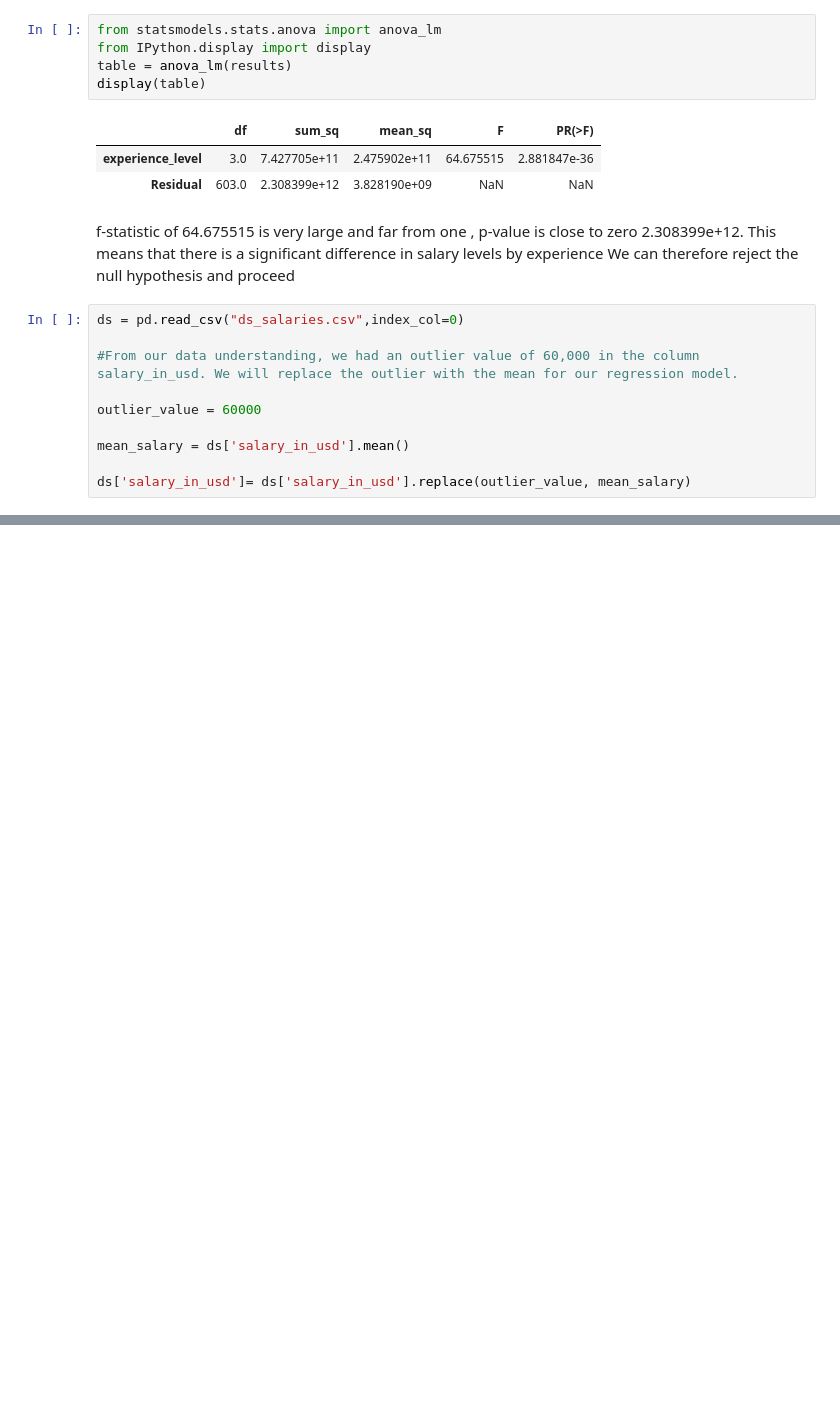
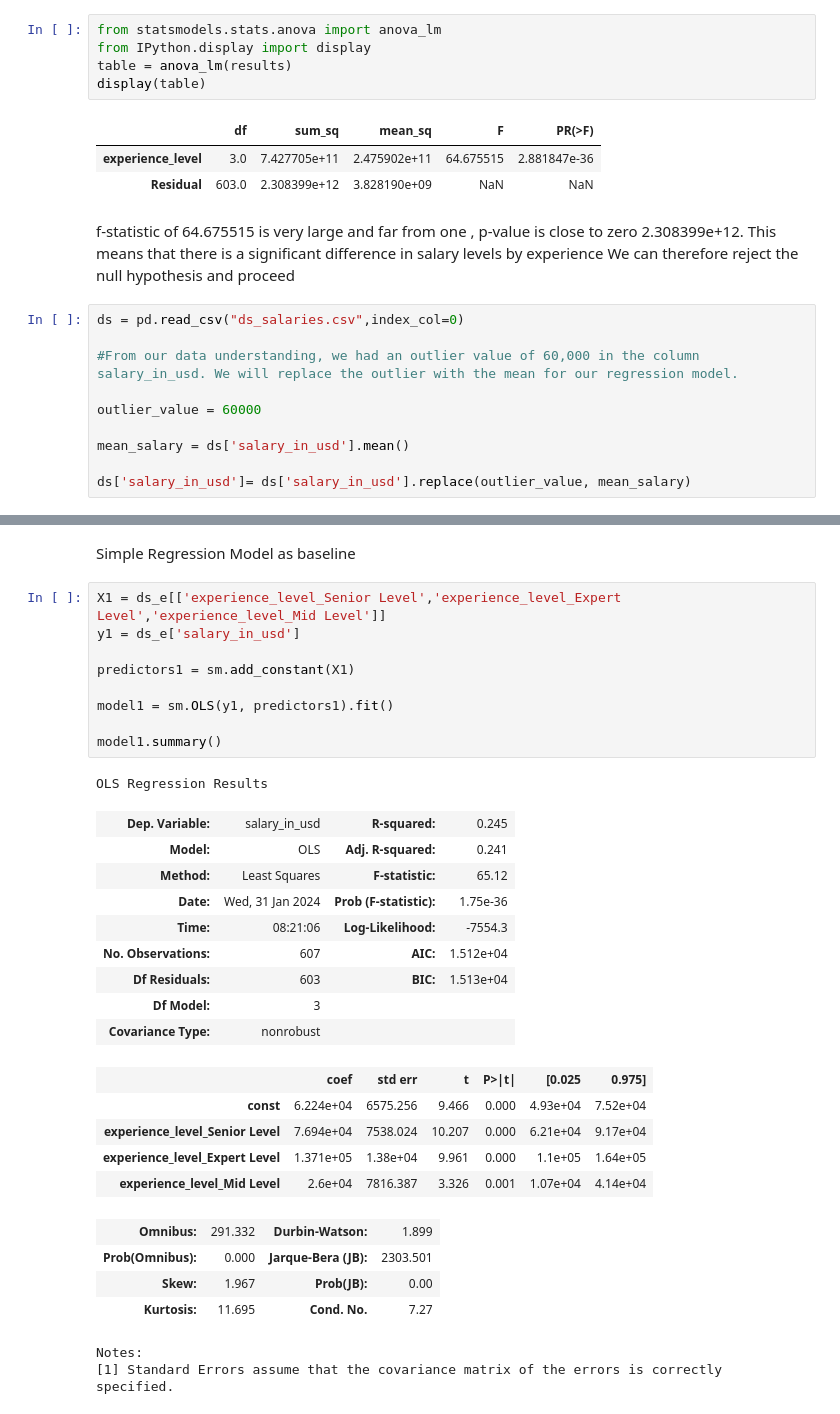
Before and after one commit to ed-gar-k/Phase-2-project, a Jupyter notebook: Untitled.ipynb, the cells around one changed output, grey strips where cells are left out. Drawn from its saved outputs; the diff is of its cells as text; blank space fills up the shorter version.

```diff
--- a/Untitled.ipynb
+++ b/Untitled.ipynb
@@ -530,0 +550,33 @@ mark down cell.
+# %% [markdown]
+Simple Regression Model as baseline
+# %%
+X1 = ds_e[['experience_level_Senior Level','experience_level_Expert Level','experience_level_Mid Level']]
+y1 = ds_e['salary_in_usd']
+
+predictors1 = sm.add_constant(X1)
+
+model1 = sm.OLS(y1, predictors1).fit()
+
+model1.summary()
+# %% [output]
+OLS Regression Results
+| Dep. Variable: | salary_in_usd | R-squared: | 0.245 |
+| Model: | OLS | Adj. R-squared: | 0.241 |
+| Method: | Least Squares | F-statistic: | 65.12 |
+| Date: | Wed, 31 Jan 2024 | Prob (F-statistic): | 1.75e-36 |
+| Time: | 08:21:06 | Log-Likelihood: | -7554.3 |
+| No. Observations: | 607 | AIC: | 1.512e+04 |
+| Df Residuals: | 603 | BIC: | 1.513e+04 |
+| Df Model: | 3 |  |  |
+| Covariance Type: | nonrobust |  |  |
+|  | coef | std err | t | P>|t| | [0.025 | 0.975] |
+| const | 6.224e+04 | 6575.256 | 9.466 | 0.000 | 4.93e+04 | 7.52e+04 |
+| experience_level_Senior Level | 7.694e+04 | 7538.024 | 10.207 | 0.000 | 6.21e+04 | 9.17e+04 |
+| experience_level_Expert Level | 1.371e+05 | 1.38e+04 | 9.961 | 0.000 | 1.1e+05 | 1.64e+05 |
+| experience_level_Mid Level | 2.6e+04 | 7816.387 | 3.326 | 0.001 | 1.07e+04 | 4.14e+04 |
+| Omnibus: | 291.332 | Durbin-Watson: | 1.899 |
+| Prob(Omnibus): | 0.000 | Jarque-Bera (JB): | 2303.501 |
+| Skew: | 1.967 | Prob(JB): | 0.00 |
+| Kurtosis: | 11.695 | Cond. No. | 7.27 |
+Notes:
+[1] Standard Errors assume that the covariance matrix of the errors is correctly specified.
```
Also changed, not shown: parts of 12 cells of this notebook.
